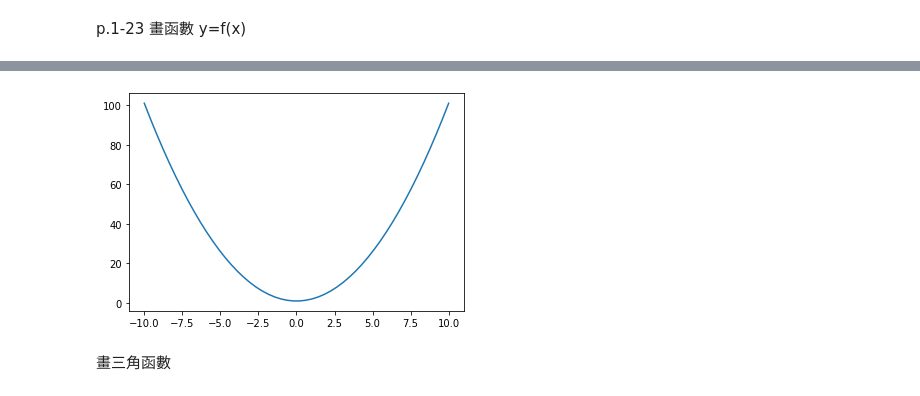
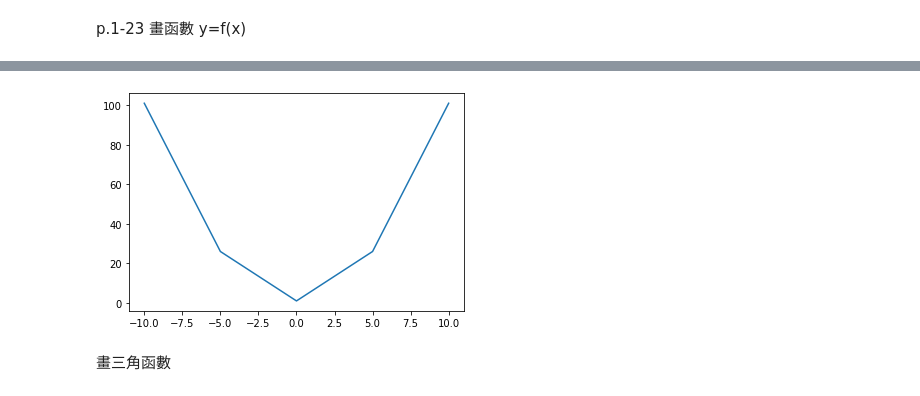
Before and after one commit to TienLungSun/Python, a Jupyter notebook: IE118 week3.ipynb, the cells around one changed output, grey strips where cells are left out. Saved outputs shown, nothing was run; the diff lists cells and outputs as text; code cells hidden in the pictures.

```diff
--- a/IE118 week3.ipynb
+++ b/IE118 week3.ipynb
@@ -24,10 +25,10 @@ print(y)
 # %%
-x = np.linspace(-10, 10, 50)
+x = np.linspace(-10, 10, 5)
 y = x**2 + 1
 plt.plot(x, y)
 plt.show()
 # %% [output]
-[figure, old version]
+[figure, new version]
 # %% [markdown]
 畫三角函數
 # %%
```
Also changed, not shown: parts of 18 cells of this notebook.
